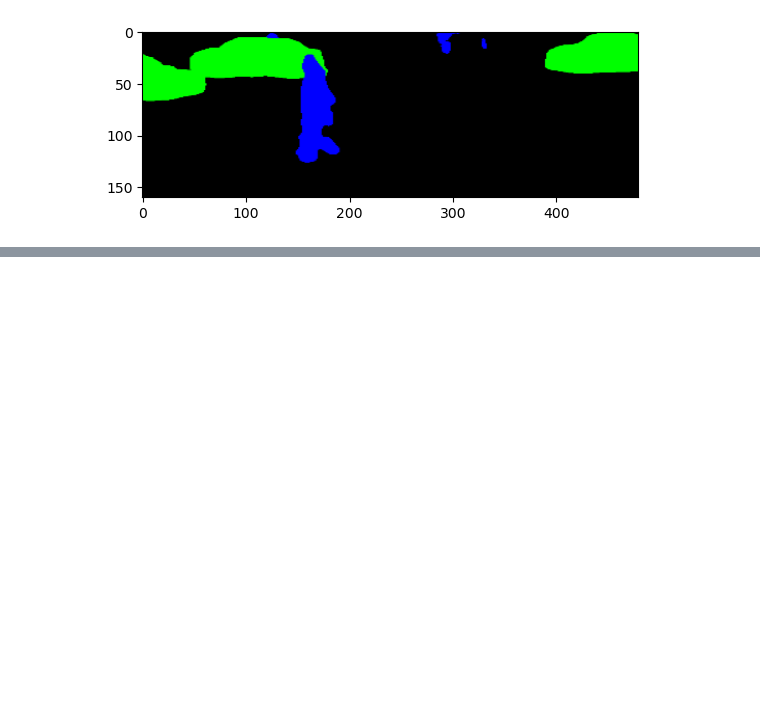
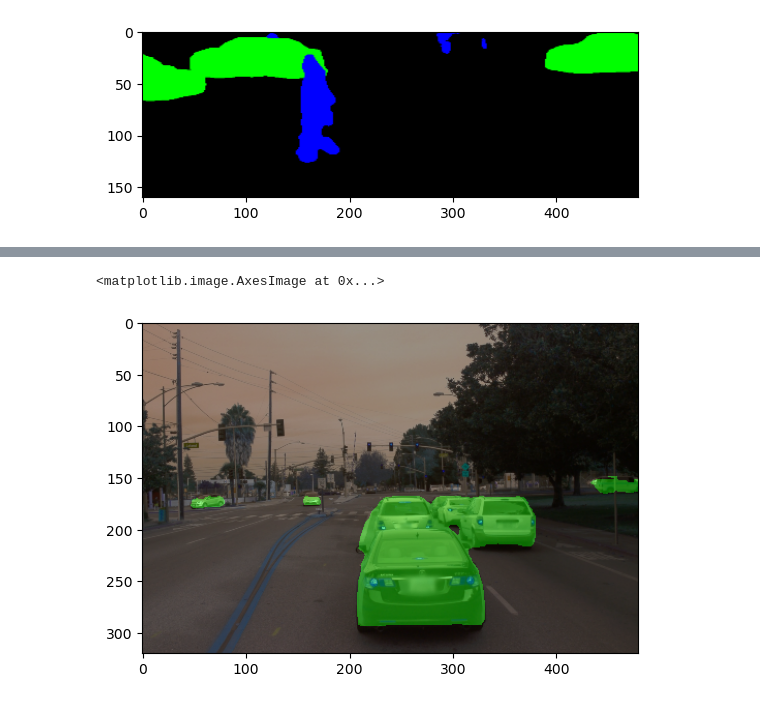
Before and after one commit to Claud1234/CLFT, a Jupyter notebook: ipython/make_qualitative_images -Copy1.ipynb, the cells around one changed output, grey strips where cells are left out. Saved outputs shown, nothing was run; the diff lists cells and outputs as text; code cells hidden in the pictures; blank space fills up the shorter version.

```diff
--- a/ipython/make_qualitative_images -Copy1.ipynb
+++ b/ipython/make_qualitative_images -Copy1.ipynb
@@ -245,0 +289,8 @@ plt.imshow(overlay)
+# %%
+panop_overlay = image_overlay(rgb, panop_seg)
+# %%
+cv2.imwrite(overlay_path, panop_overlay)
+plt.imshow(panop_overlay)
+# %% [output]
+<matplotlib.image.AxesImage at 0x...>
+[figure, added]
```
Also changed, not shown: parts of 20 cells of this notebook, 14 other files.
